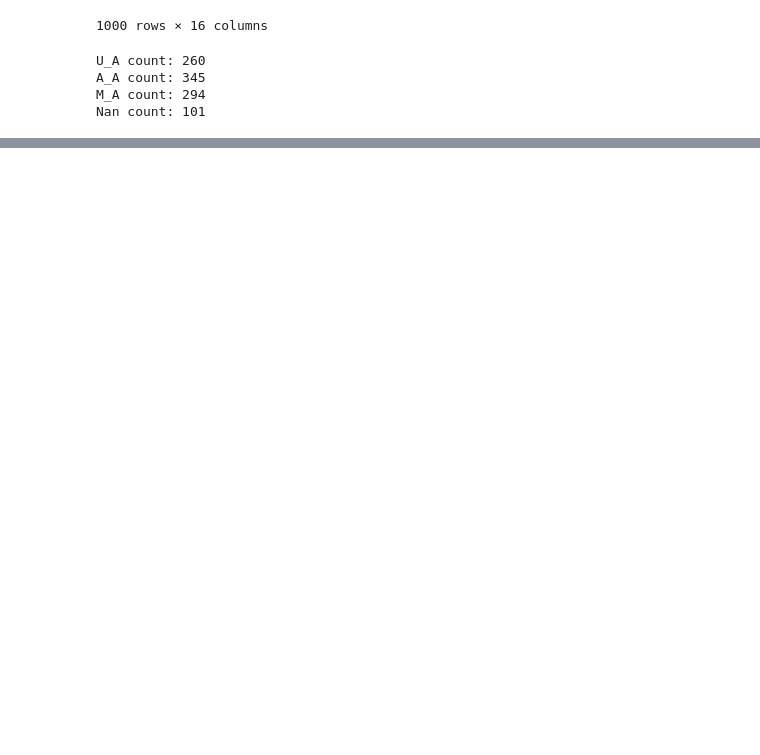
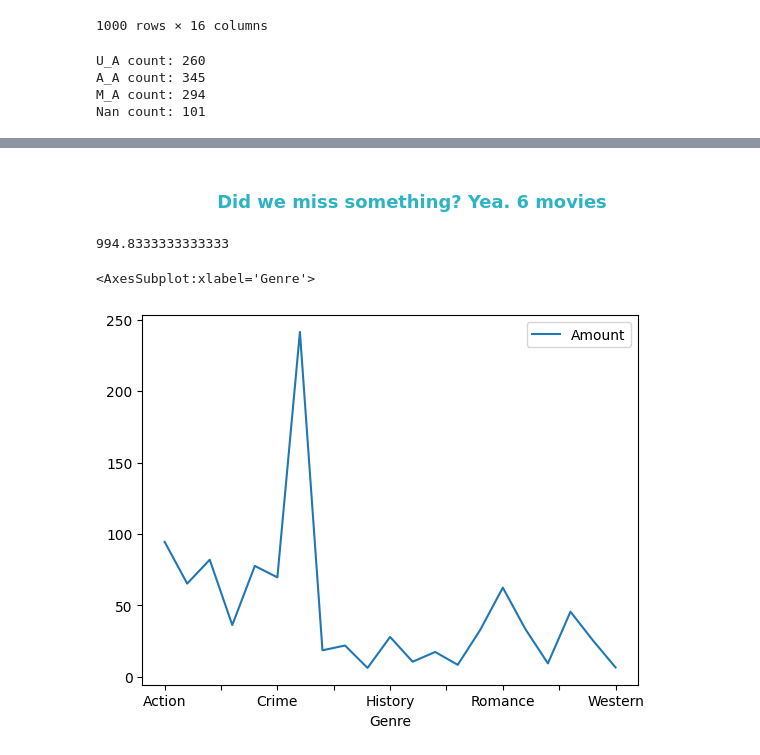
Before and after one commit to Kasterov/BestMovieAnalyzer, a Jupyter notebook: Model_movie_page.ipynb, the cells around one changed output, grey strips where cells are left out. Saved outputs shown, nothing was run; the diff lists cells and outputs as text; code cells hidden in the pictures; blank space fills up the shorter version.

```diff
--- a/Model_movie_page.ipynb
+++ b/Model_movie_page.ipynb
@@ -128,0 +146,26 @@ plt.show()
+# %%
+#Create individual dataset for GENRE colum:
+movie_genre = movie_df_ohe.drop(movie_df_ohe.columns.difference(['Genre']), axis=1)
+movie_genre = movie_df_ohe['Genre'].str.split(', ', expand=True)
+
+movie_genre = pd.get_dummies(movie_genre, columns = [0])
+movie_genre = pd.get_dummies(movie_genre, columns = [1])
+movie_genre = pd.get_dummies(movie_genre, columns = [2])
+
+#DataFrame to understand most popular genre from all movies:
+popularity_value
+dataframe_popularity = pd.DataFrame(columns = ['Genre','Amount'])
+
+#Lopp to fill DataFrame with information about popularity:
+for i in movie_genre:
+    row_to_add = [i, movie_genre[i].sum()]
+    dataframe_popularity.loc[len(dataframe_popularity.index)] = row_to_add
+
+ #Final steps. Cleaning similar rows:
+dataframe_popularity['Genre'] = dataframe_popularity['Genre'].str.replace('1_', '')
+dataframe_popularity['Genre'] = dataframe_popularity['Genre'].str.replace('0_', '')
+dataframe_popularity['Genre'] = dataframe_popularity['Genre'].str.replace('2_', '')
+dataframe_popularity.sort_values('Amount', ascending=False)
+
+#Group everethyng:
+grouped_popular = dataframe_popularity.groupby(['Genre']).mean()
@@ -128,0 +196,12 @@ plt.show()
+# %% [markdown]
+<h3 align = "center"><font color='#2db3c2'>Did we miss something? Yea. 6 movies</font></h3>
+# %%
+#Check is everything alright
+print(grouped_popular["Amount"].sum())
+# %% [output]
+994.8333333333333
+# %%
+grouped_popular.plot()
+# %% [output]
+<AxesSubplot:xlabel='Genre'>
+[figure, added]
```
Also changed, not shown: parts of 8 cells of this notebook.
